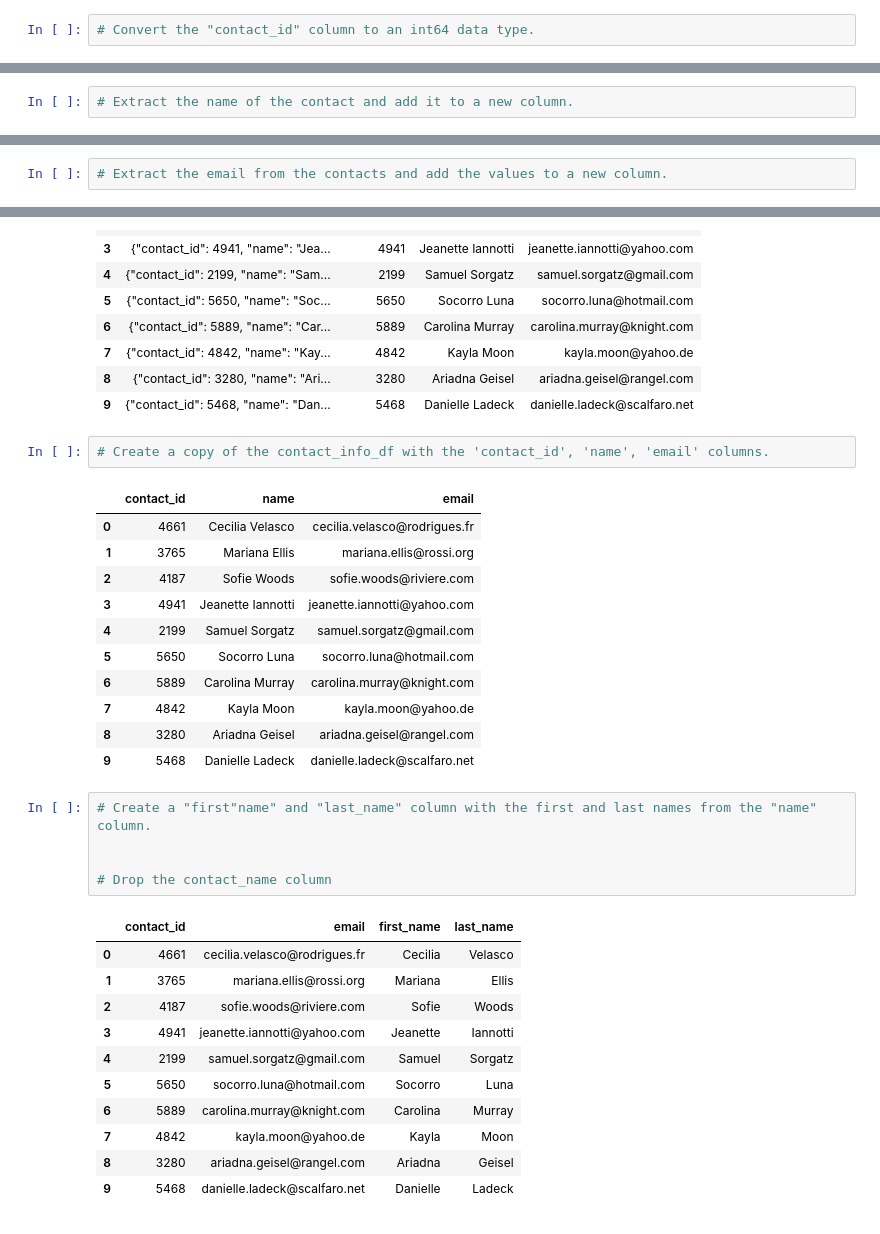
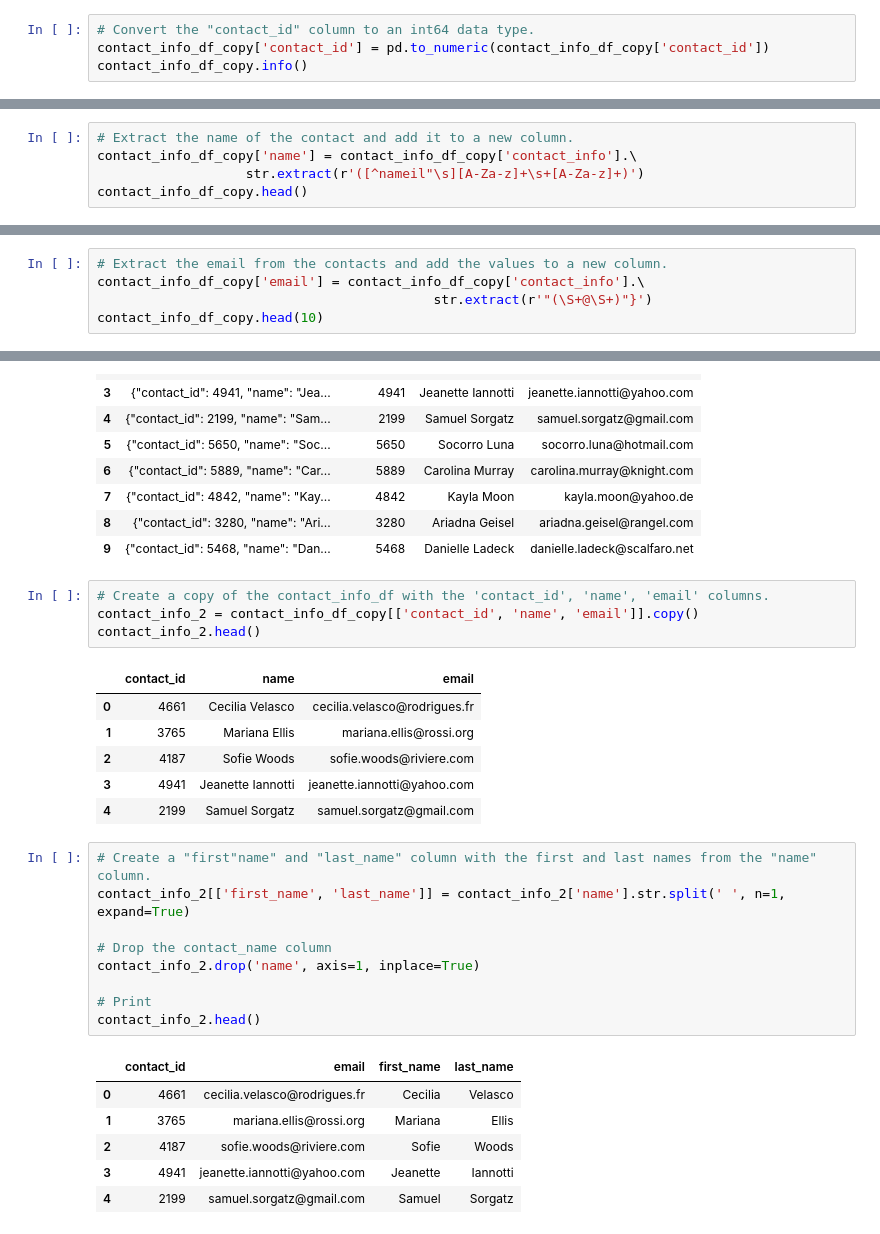
Before and after one commit to MariaVillacreces/Crowdfunding_ETL, a Jupyter notebook: ETL_Mini_Project_Mvillacreces_Mcuao.ipynb, the cells around one changed output, grey strips where cells are left out. Cells and saved outputs as stored; diff of their text form.

```diff
--- a/ETL_Mini_Project_Mvillacreces_Mcuao.ipynb
+++ b/ETL_Mini_Project_Mvillacreces_Mcuao.ipynb
@@ -415,6 +434,8 @@ dtypes: object(2)
 memory usage: 15.8+ KB
 # %%
 # Convert the "contact_id" column to an int64 data type.
+contact_info_df_copy['contact_id'] = pd.to_numeric(contact_info_df_copy['contact_id'])
+contact_info_df_copy.info()
 # %% [output]
 <class 'pandas.core.frame.DataFrame'>
 RangeIndex: 1000 entries, 0 to 999
@@ -427,6 +448,9 @@ dtypes: int64(1), object(1)
 memory usage: 15.8+ KB
 # %%
 # Extract the name of the contact and add it to a new column.
+contact_info_df_copy['name'] = contact_info_df_copy['contact_info'].\
+                   str.extract(r'([^nameil"\s][A-Za-z]+\s+[A-Za-z]+)')
+contact_info_df_copy.head()
 # %% [output]
 |  | contact_info | contact_id | name |
 | 0 | {"contact_id": 4661, "name": "Cec... | 4661 | Cecilia Velasco |
@@ -442,5 +461,8 @@ memory usage: 15.8+ KB
 # %%
 # Extract the email from the contacts and add the values to a new column.
+contact_info_df_copy['email'] = contact_info_df_copy['contact_info'].\
+                                           str.extract(r'"(\S+@\S+)"}')
+contact_info_df_copy.head(10)
 # %% [output]
 |  | contact_info | contact_id | name | email |
 | 0 | {"contact_id": 4661, "name": "Cec... | 4661 | Cecilia Velasco | cecilia.velasco@rodrigues.fr |
@@ -455,6 +477,8 @@ memory usage: 15.8+ KB
 | 9 | {"contact_id": 5468, "name": "Dan... | 5468 | Danielle Ladeck | danielle.ladeck@scalfaro.net |
 # %%
 # Create a copy of the contact_info_df with the 'contact_id', 'name', 'email' columns.
+contact_info_2 = contact_info_df_copy[['contact_id', 'name', 'email']].copy()
+contact_info_2.head()
 # %% [output]
 |  | contact_id | name | email |
 | 0 | 4661 | Cecilia Velasco | cecilia.velasco@rodrigues.fr |
@@ -462,25 +486,19 @@ memory usage: 15.8+ KB
 | 2 | 4187 | Sofie Woods | sofie.woods@riviere.com |
 | 3 | 4941 | Jeanette Iannotti | jeanette.iannotti@yahoo.com |
 | 4 | 2199 | Samuel Sorgatz | samuel.sorgatz@gmail.com |
-| 5 | 5650 | Socorro Luna | socorro.luna@hotmail.com |
-| 6 | 5889 | Carolina Murray | carolina.murray@knight.com |
-| 7 | 4842 | Kayla Moon | kayla.moon@yahoo.de |
-| 8 | 3280 | Ariadna Geisel | ariadna.geisel@rangel.com |
-| 9 | 5468 | Danielle Ladeck | danielle.ladeck@scalfaro.net |
 # %%
 # Create a "first"name" and "last_name" column with the first and last names from the "name" column.
-
+contact_info_2[['first_name', 'last_name']] = contact_info_2['name'].str.split(' ', n=1, expand=True)
 
 # Drop the contact_name column
+contact_info_2.drop('name', axis=1, inplace=True)
+
+# Print
+contact_info_2.head()
 # %% [output]
 |  | contact_id | email | first_name | last_name |
 | 0 | 4661 | cecilia.velasco@rodrigues.fr | Cecilia | Velasco |
 | 1 | 3765 | mariana.ellis@rossi.org | Mariana | Ellis |
 | 2 | 4187 | sofie.woods@riviere.com | Sofie | Woods |
 | 3 | 4941 | jeanette.iannotti@yahoo.com | Jeanette | Iannotti |
 | 4 | 2199 | samuel.sorgatz@gmail.com | Samuel | Sorgatz |
-| 5 | 5650 | socorro.luna@hotmail.com | Socorro | Luna |
-| 6 | 5889 | carolina.murray@knight.com | Carolina | Murray |
-| 7 | 4842 | kayla.moon@yahoo.de | Kayla | Moon |
-| 8 | 3280 | ariadna.geisel@rangel.com | Ariadna | Geisel |
-| 9 | 5468 | danielle.ladeck@scalfaro.net | Danielle | Ladeck |
```
Also changed, not shown: parts of 21 cells of this notebook, 9 other files.
